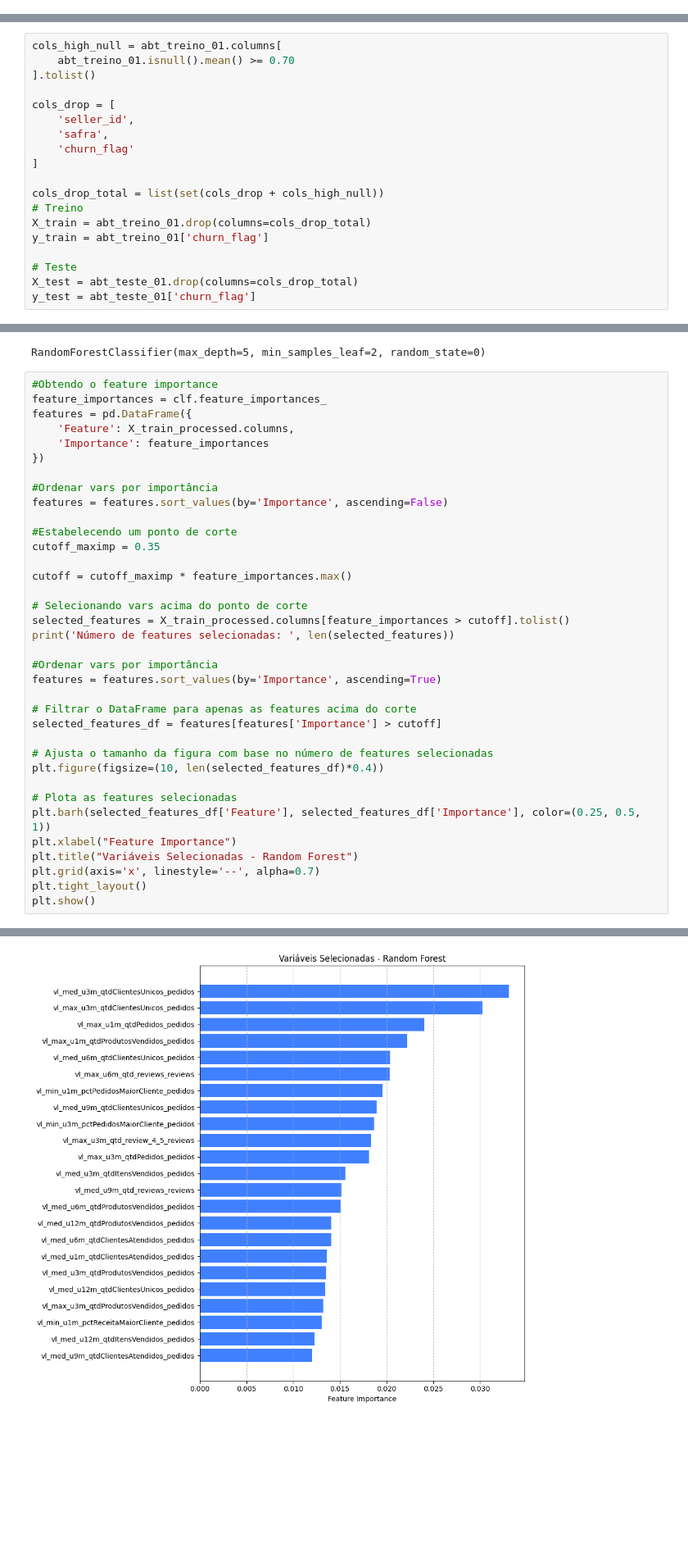
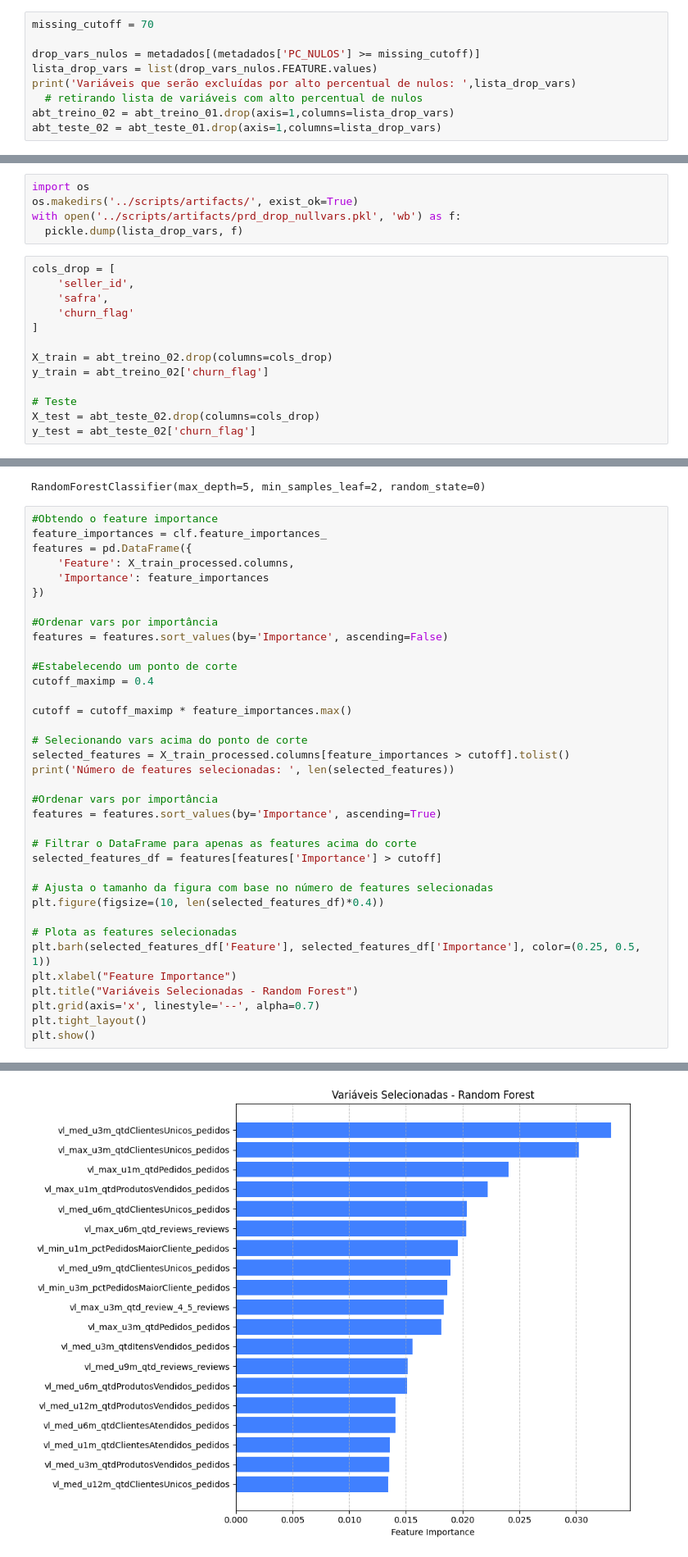
Before and after one commit to jeanlr/lakehouse-olist, a Jupyter notebook: scripts/lgbm.ipynb, the cells around one changed output, grey strips where cells are left out. Shown at 82% size. Drawn from its saved outputs; the diff is of its cells as text; blank space fills up the shorter version.

Commit message:
update script model lgbm

```diff
--- a/scripts/lgbm.ipynb
+++ b/scripts/lgbm.ipynb
@@ -188,3 +190,12 @@ metadados.head(10)
 | 7 | raz_med_u9m_u12m_pctPedidoCancela... | Explicativa | 6562 | 91.35 | 20 | float64 |
 | 8 | raz_med_u1m_u3m_pct_review_2_reviews | Explicativa | 5048 | 70.28 | 127 | float64 |
 | 9 | raz_med_u1m_u3m_qtd_review_2_reviews | Explicativa | 5041 | 70.18 | 72 | float64 |
+# %%
+missing_cutoff = 70
+
+drop_vars_nulos = metadados[(metadados['PC_NULOS'] >= missing_cutoff)]
+lista_drop_vars = list(drop_vars_nulos.FEATURE.values)
+print('Variáveis que serão excluídas por alto percentual de nulos: ',lista_drop_vars)
+  # retirando lista de variáveis com alto percentual de nulos
+abt_treino_02 = abt_treino_01.drop(axis=1,columns=lista_drop_vars)
+abt_teste_02 = abt_teste_01.drop(axis=1,columns=lista_drop_vars)
@@ -191,22 +204,21 @@ metadados.head(10)
+# %%
+import os
+os.makedirs('../scripts/artifacts/', exist_ok=True)
+with open('../scripts/artifacts/prd_drop_nullvars.pkl', 'wb') as f:
+  pickle.dump(lista_drop_vars, f)
 # %%
-cols_high_null = abt_treino_01.columns[
-    abt_treino_01.isnull().mean() >= 0.70
-].tolist()
-
 cols_drop = [
     'seller_id',
     'safra',
     'churn_flag'
 ]
 
-cols_drop_total = list(set(cols_drop + cols_high_null))
-# Treino
-X_train = abt_treino_01.drop(columns=cols_drop_total)
-y_train = abt_treino_01['churn_flag']
+X_train = abt_treino_02.drop(columns=cols_drop)
+y_train = abt_treino_02['churn_flag']
 
 # Teste
-X_test = abt_teste_01.drop(columns=cols_drop_total)
-y_test = abt_teste_01['churn_flag']
+X_test = abt_teste_02.drop(columns=cols_drop)
+y_test = abt_teste_02['churn_flag']
 # %%
 metadados = generate_metadata(X_train, ids=['seller_id', 'safra'], targets=['churn_flag'], orderby='PC_NULOS')
 metadados.head(10)
@@ -310,7 +322,7 @@ features = pd.DataFrame({
 features = features.sort_values(by='Importance', ascending=False)
 
 #Estabelecendo um ponto de corte
-cutoff_maximp = 0.35
+cutoff_maximp = 0.4
 
 cutoff = cutoff_maximp * feature_importances.max()
 
@@ -339,4 +351,4 @@ Número de features selecionadas:  23
-[figure, old version]
+[figure, new version]
 # %%
 import os
 os.makedirs('../scripts/artifacts/', exist_ok=True)
```
Also changed, not shown: parts of 12 cells of this notebook.
